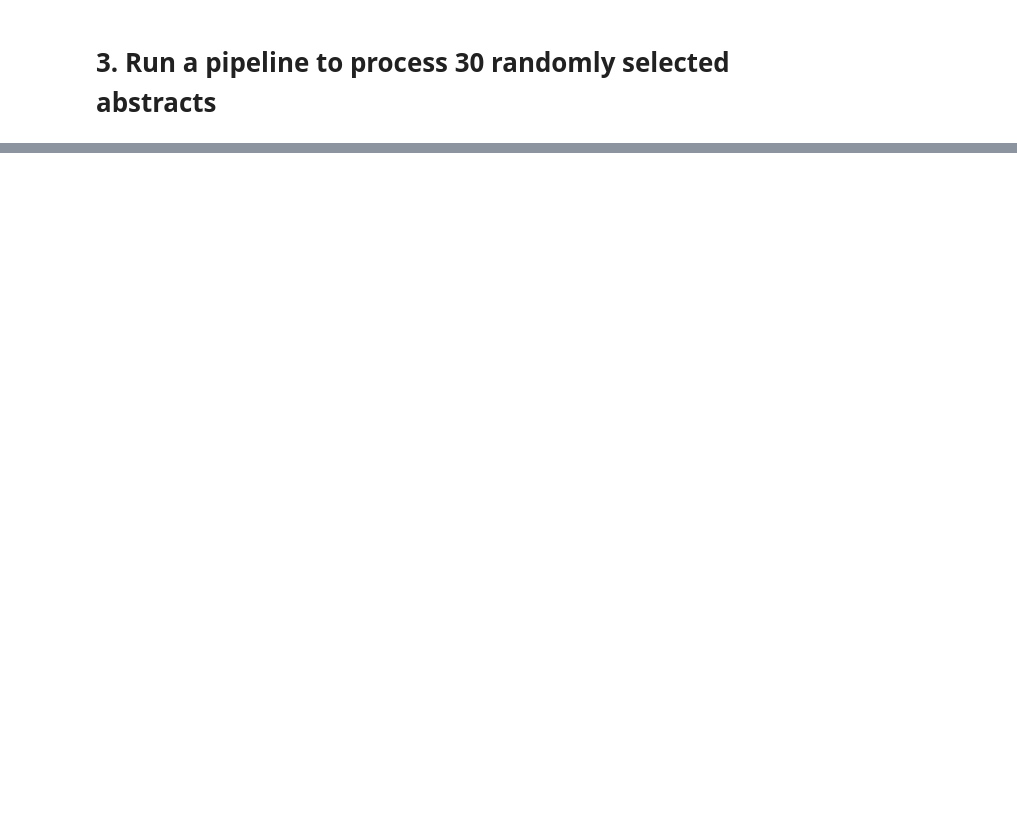
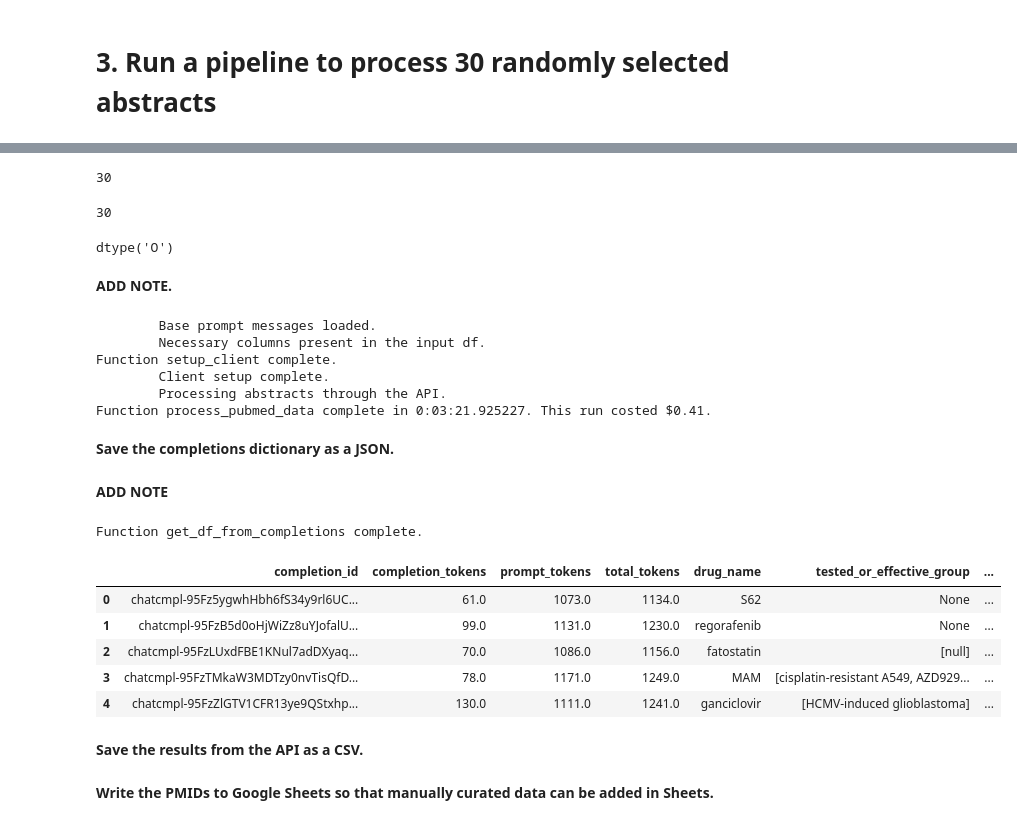
Before and after one commit to mparikh20/gen_ai_gh, a Jupyter notebook: notebooks/ner_pubmed_llm.ipynb, the cells around one changed output, grey strips where cells are left out. Saved outputs shown, nothing was run; the diff lists cells and outputs as text; code cells hidden in the pictures; blank space fills up the shorter version.

```diff
--- a/notebooks/ner_pubmed_llm.ipynb
+++ b/notebooks/ner_pubmed_llm.ipynb
@@ -256,0 +232,7 @@ text
+# %%
+df = pd.read_csv(pubmed_output,dtype={'pmid':'str'})
+# %%
+df1 = openai_api.select_pubmed_data(data_df=df,
+                                    cols=['pmid','abstract'],
+                                    num_rows=30,
+                                    random_state=1)
@@ -256,0 +252,30 @@ text
+# %%
+len(df1)
+# %% [output]
+30
+# %%
+df1['pmid'].nunique()
+# %% [output]
+30
+# %%
+df1['pmid'].dtype
+# %% [output]
+dtype('O')
+# %% [markdown]
+**ADD NOTE.**
+# %%
+all_completions = openai_api.process_pubmed_data(system_path=system_path,
+                                                 user_path=user_path,
+                                                 data_df1=df1,
+                                                 openai_key_path=openai_key_path,
+                                                 seed=1,
+                                                 temperature=0.0)
+# %% [output]
+        Base prompt messages loaded.
+        Necessary columns present in the input df.
+Function setup_client complete.
+        Client setup complete.
+        Processing abstracts through the API.
+Function process_pubmed_data complete in 0:03:21.925227. This run costed $0.41.
+# %% [markdown]
+**Save the completions dictionary as a JSON.**
@@ -256,0 +285,17 @@ text
+# %% [markdown]
+**ADD NOTE**
+# %%
+ner_df = openai_api.get_df_from_completions(all_completions=all_completions)
+# %% [output]
+Function get_df_from_completions complete.
+# %%
+ner_df.head()
+# %% [output]
+|  | completion_id | completion_tokens | prompt_tokens | total_tokens | drug_name | tested_or_effective_group | ... |
+| 0 | chatcmpl-95Fz5ygwhHbh6fS34y9rl6UC... | 61.0 | 1073.0 | 1134.0 | S62 | None | ... |
+| 1 | chatcmpl-95FzB5d0oHjWiZz8uYJofalU... | 99.0 | 1131.0 | 1230.0 | regorafenib | None | ... |
+| 2 | chatcmpl-95FzLUxdFBE1KNul7adDXyaq... | 70.0 | 1086.0 | 1156.0 | fatostatin | [null] | ... |
+| 3 | chatcmpl-95FzTMkaW3MDTzy0nvTisQfD... | 78.0 | 1171.0 | 1249.0 | MAM | [cisplatin-resistant A549, AZD929... | ... |
+| 4 | chatcmpl-95FzZlGTV1CFR13ye9QStxhp... | 130.0 | 1111.0 | 1241.0 | ganciclovir | [HCMV-induced glioblastoma] | ... |
+# %% [markdown]
+**Save the results from the API as a CSV.**
@@ -256,0 +304,2 @@ text
+# %% [markdown]
+**Write the PMIDs to Google Sheets so that manually curated data can be added in Sheets.**
```
Also changed, not shown: parts of 56 cells of this notebook.
